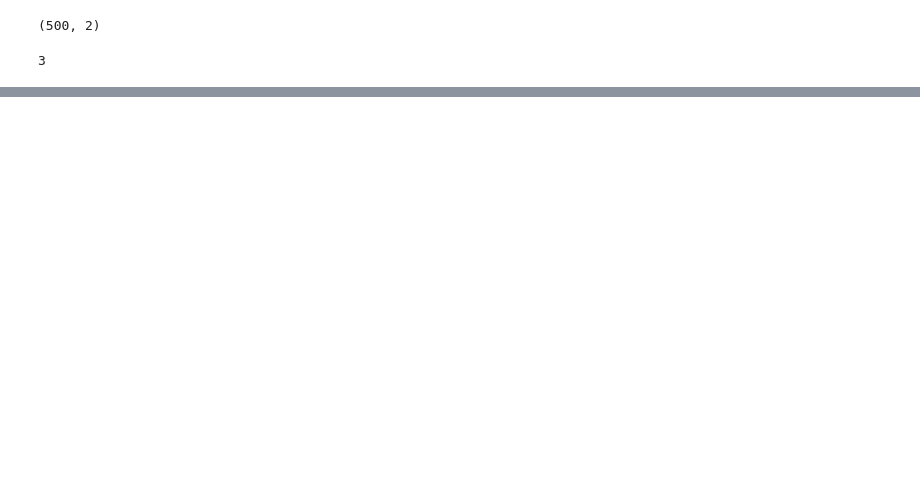
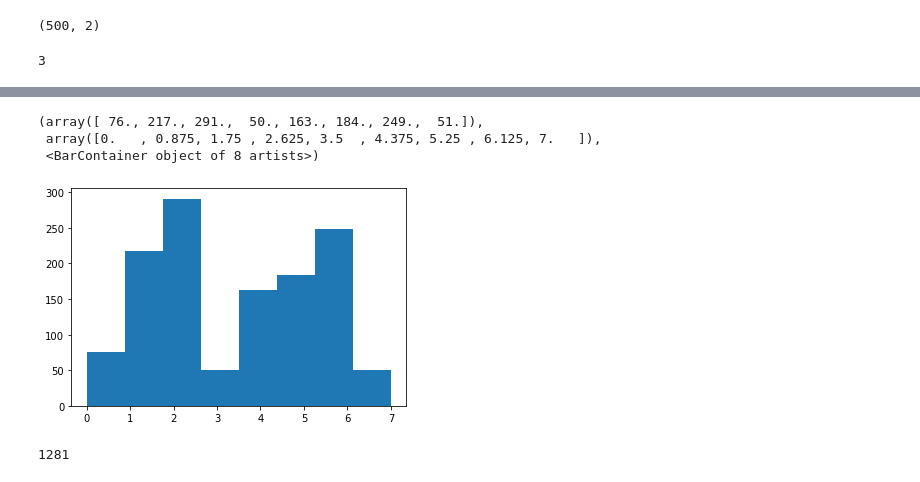
Before and after one commit to hyptexxx/ArticleAI, a Jupyter notebook: KMeans/kmeans_example.ipynb, the cells around one changed output, grey strips where cells are left out. Saved outputs shown, nothing was run; the diff lists cells and outputs as text; code cells hidden in the pictures; blank space fills up the shorter version.

```diff
--- a/KMeans/kmeans_example.ipynb
+++ b/KMeans/kmeans_example.ipynb
@@ -88,0 +53,15 @@ len(emb[1].embbedings)
+# %%
+emb = []
+phrases = []
+i = 0
+for row in data[0]:
+    if len(row.split()) == 1:
+        res = navec.get(row)
+        if res is not None:
+            emb.append(res)
+            phrases.append(row)
+    else:
+        res = calculateEmbeddingsForSplittedPhrase(np.array(row.split()))
+        if res is not None:
+            emb.append(res.embbedings)
+            phrases.append(row)
@@ -202,0 +199,8 @@ plt.plot(range(2,k_max+1), s)
+# %%
+y_pred = kmm.labels_
+plt.hist(y_pred, bins=8)
+# %% [output]
+(array([ 76., 217., 291.,  50., 163., 184., 249.,  51.]),
+ array([0.   , 0.875, 1.75 , 2.625, 3.5  , 4.375, 5.25 , 6.125, 7.   ]),
+ <BarContainer object of 8 artists>)
+[figure, added]
@@ -202,0 +211,4 @@ plt.plot(range(2,k_max+1), s)
+# %%
+len(y_pred)
+# %% [output]
+1281
```
Also changed, not shown: parts of 23 cells of this notebook.
